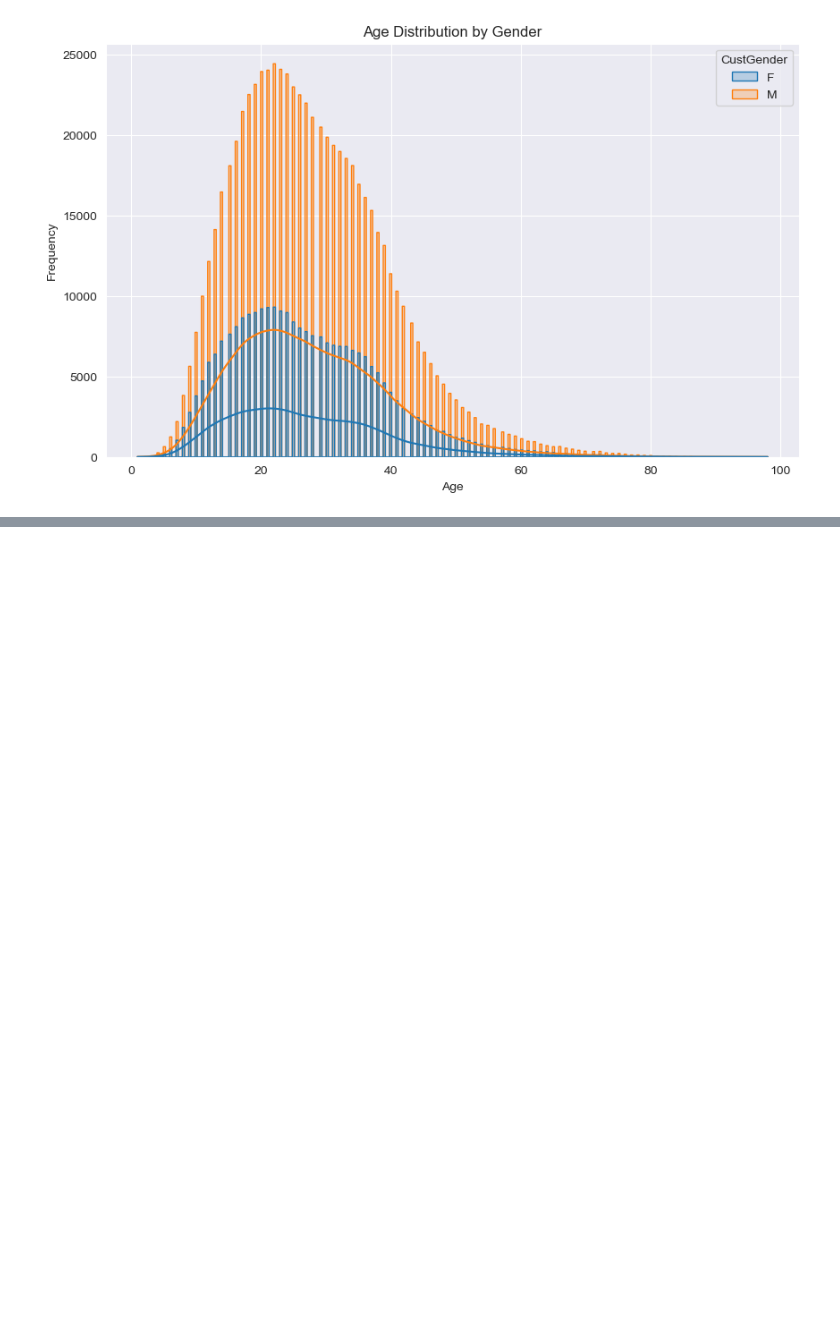
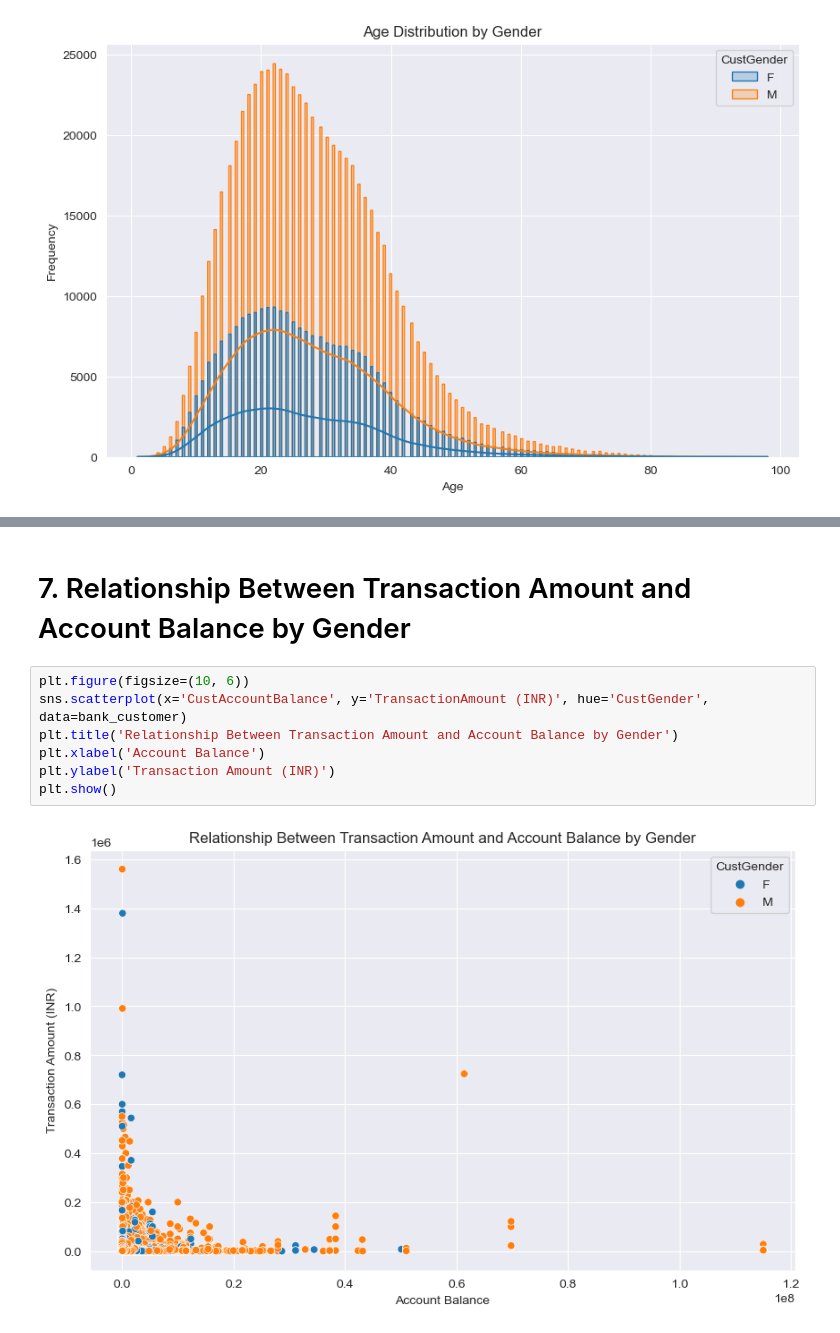
Before and after one commit to GDistories/DSAA5002_Final_Exam, a Jupyter notebook: Q6/Q6_Code/Q6.ipynb, the cells around one changed output, grey strips where cells are left out. Drawn from its saved outputs; the diff is of its cells as text; blank space fills up the shorter version.

```diff
--- a/Q6/Q6_Code/Q6.ipynb
+++ b/Q6/Q6_Code/Q6.ipynb
@@ -350,0 +314,11 @@ plt.show()
+# %% [markdown]
+# 7. Relationship Between Transaction Amount and Account Balance by Gender
+# %%
+plt.figure(figsize=(10, 6))
+sns.scatterplot(x='CustAccountBalance', y='TransactionAmount (INR)', hue='CustGender', data=bank_customer)
+plt.title('Relationship Between Transaction Amount and Account Balance by Gender')
+plt.xlabel('Account Balance')
+plt.ylabel('Transaction Amount (INR)')
+plt.show()
+# %% [output]
+[figure, added]
```
Also changed, not shown: parts of 47 cells of this notebook.
